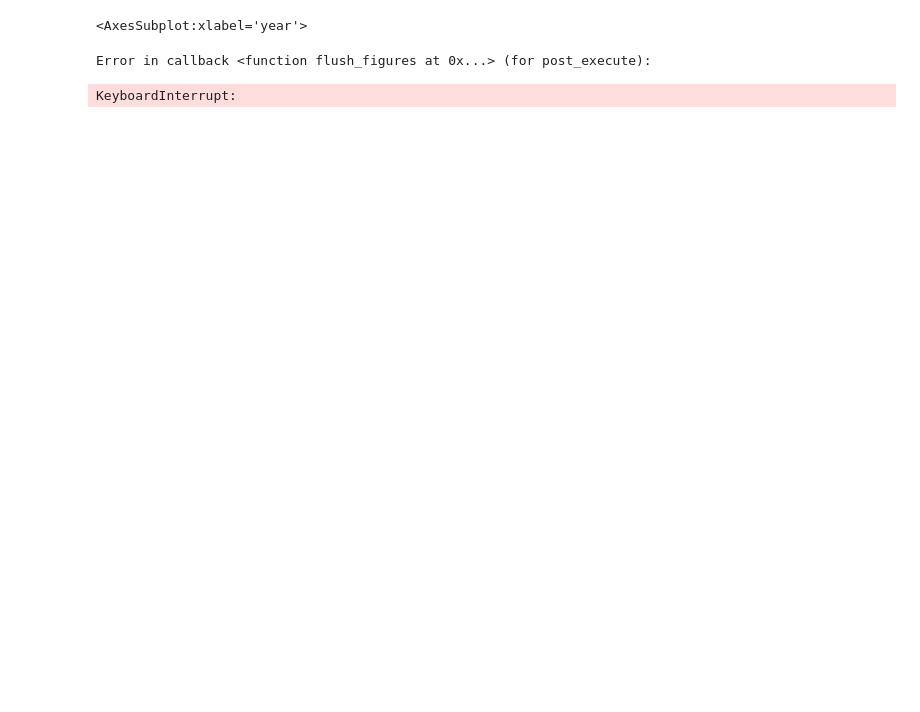
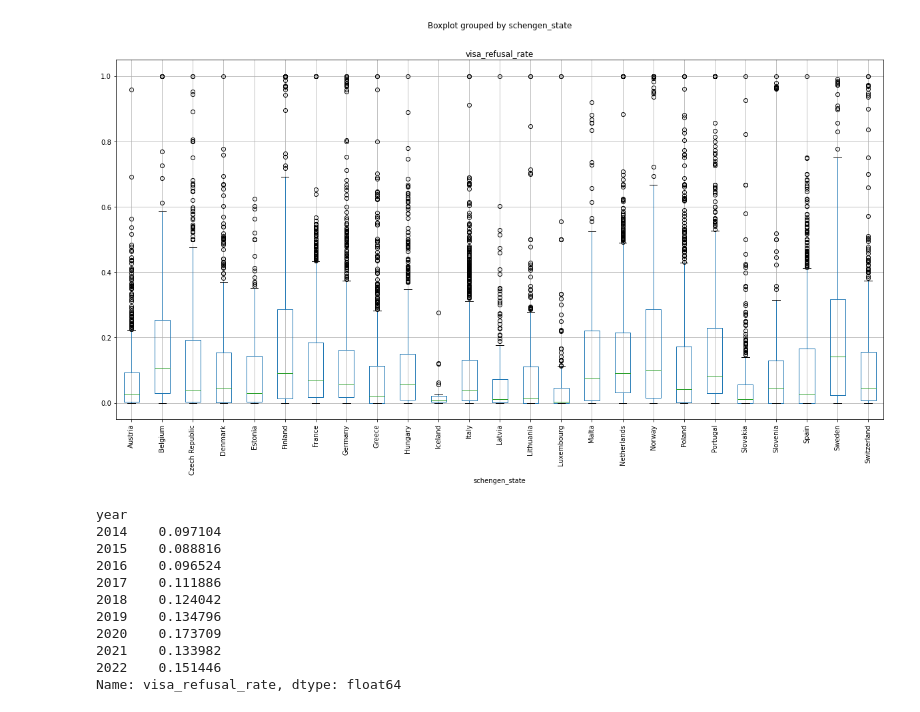
Before and after one commit to mogenshobolth/eu-visa-policy, a Jupyter notebook: data-science/exploratory-data-analysis.ipynb, the cells around one changed output. Saved outputs shown, nothing was run; the diff lists cells and outputs as text; code cells hidden in the pictures; blank space fills up the shorter version.

```diff
--- a/data-science/exploratory-data-analysis.ipynb
+++ b/data-science/exploratory-data-analysis.ipynb
@@ -1,9 +1,21 @@
 # %%
 import pandas as pd
 df = pd.read_csv('../data/gold/schengen-visa.csv')
+# %%
+boxplot = df.boxplot(column='visa_refusal_rate', by='schengen_state', rot=90, figsize=(20,10))
+# %% [output]
+[figure, added]
 # %%
-df.plot.bar(x='year',y='visa_refusal_rate')
+df.groupby(['year'])['visa_refusal_rate'].mean()
 # %% [output]
-<AxesSubplot:xlabel='year'>
+year
+2014    0.097104
+2015    0.088816
+2016    0.096524
+2017    0.111886
+2018    0.124042
+2019    0.134796
+2020    0.173709
+2021    0.133982
+2022    0.151446
+Name: visa_refusal_rate, dtype: float64
-Error in callback <function flush_figures at 0x...> (for post_execute):
-KeyboardInterrupt:
```
Also changed, not shown: parts of 2 cells of this notebook.
